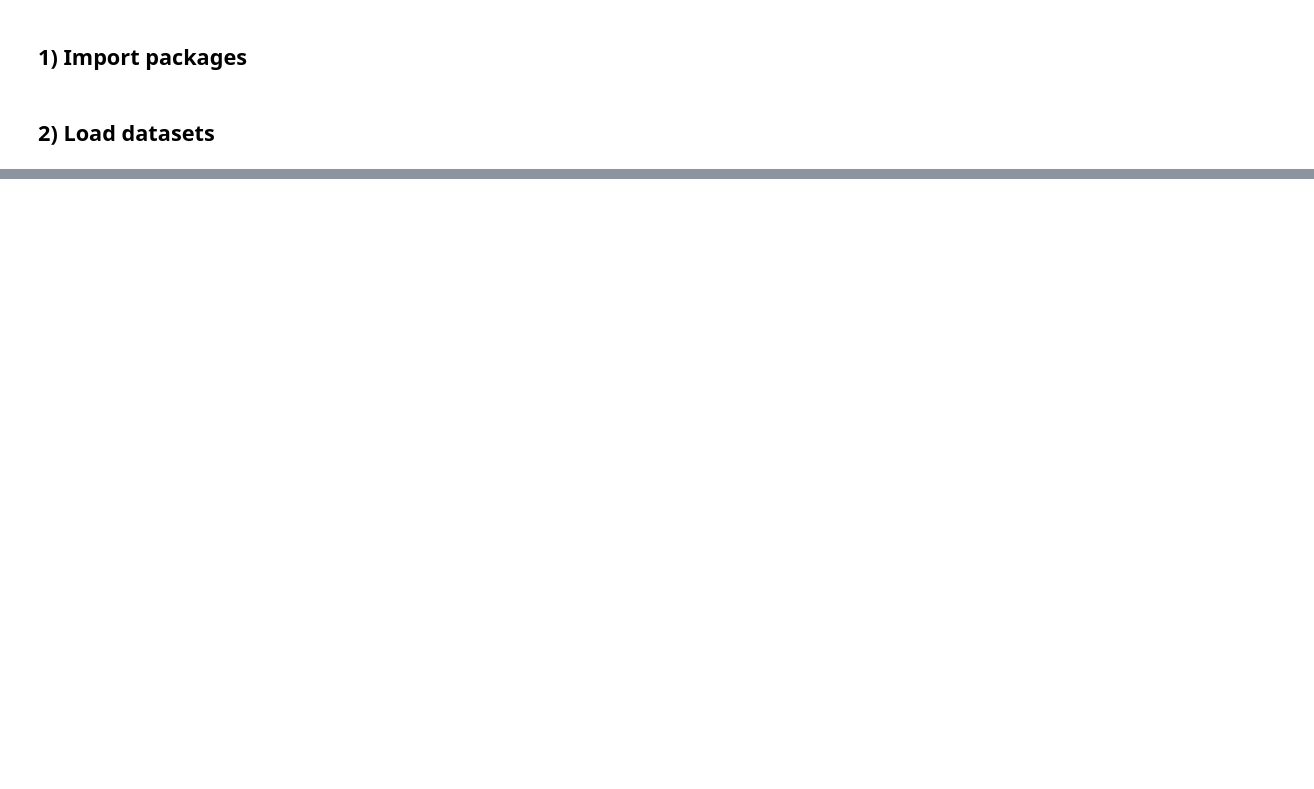
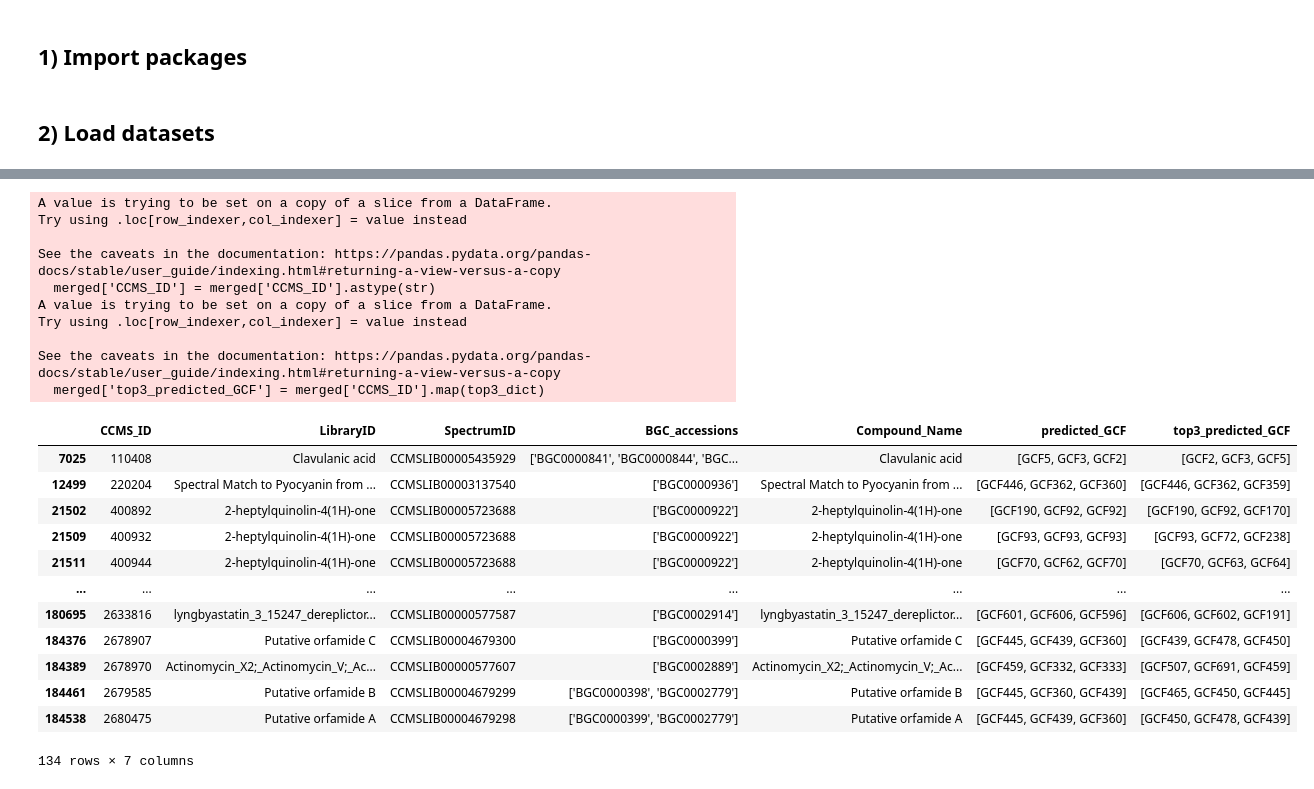
Before and after one commit to Fazel-AVB/NPOmix_python, a Jupyter notebook: ml_methods.ipynb, the cells around one changed output, grey strips where cells are left out. Saved outputs shown, nothing was run; the diff lists cells and outputs as text; code cells hidden in the pictures; blank space fills up the shorter version.

Commit message:
randomforest ML methoed added to predict GCF

```diff
--- a/ml_methods.ipynb
+++ b/ml_methods.ipynb
@@ -59,0 +188,5 @@ final_df = pd.read_pickle(os.path.join(output_path, 'final_df.pkl'))
+# %%
+from sklearn.ensemble import RandomForestClassifier
+
+clf = RandomForestClassifier(n_estimators=200, random_state=42, n_jobs=-1)
+clf.fit(X_train, y_encoded)
@@ -59,0 +195,13 @@ final_df = pd.read_pickle(os.path.join(output_path, 'final_df.pkl'))
+# %%
+# Predict Top-3 Classes for Each Test Sample
+
+import numpy as np
+import pandas as pd
+
+probs = clf.predict_proba(X_test)
+top3_indices = np.argsort(probs, axis=1)[:, -3:][:, ::-1]  # Top 3, descending order
+top3_labels = label_encoder.inverse_transform(top3_indices.ravel()).reshape(top3_indices.shape)
+
+# Create output DataFrame
+top3_df = pd.DataFrame(top3_labels, columns=['top1', 'top2', 'top3'])
+top3_df.index = X_test.index  # Retain original index if needed
@@ -59,0 +226,5 @@ final_df = pd.read_pickle(os.path.join(output_path, 'final_df.pkl'))
+# %%
+# Load the annotated_nodes_df
+output_path = '/home/fab25/NPOmix_python/saved_files'
+annotated_nodes_df = pd.read_pickle(os.path.join(output_path, 'annotated_nodes_df.pkl'))
+annotated_nodes_df.head()
@@ -59,0 +257,6 @@ final_df = pd.read_pickle(os.path.join(output_path, 'final_df.pkl'))
+# %%
+# Just keep those rows which are not nan in BGC_accessions predicted_GCF columns (in both columns)
+merged = annotated_nodes_df[annotated_nodes_df['BGC_accessions'].notna() & annotated_nodes_df['predicted_GCF'].notna()]
+
+# Display the first few rows of the annotated nodes DataFrame
+merged
@@ -59,0 +277,35 @@ final_df = pd.read_pickle(os.path.join(output_path, 'final_df.pkl'))
+# %%
+# Ensure top3_df index is CCMS_ID and is of the same type as in merged
+top3_df.index = top3_df.index.astype(str)
+merged['CCMS_ID'] = merged['CCMS_ID'].astype(str)
+
+# Create a dictionary mapping CCMS_ID to list of top3 predictions
+top3_dict = top3_df.apply(lambda row: [row['top1'], row['top2'], row['top3']], axis=1).to_dict()
+
+# Add a new column to merged with the top3 predictions as a list
+merged['top3_predicted_GCF'] = merged['CCMS_ID'].map(top3_dict)
+merged
+# %% [output]
+A value is trying to be set on a copy of a slice from a DataFrame.
+Try using .loc[row_indexer,col_indexer] = value instead
+
+See the caveats in the documentation: https://pandas.pydata.org/pandas-docs/stable/user_guide/indexing.html#returning-a-view-versus-a-copy
+  merged['CCMS_ID'] = merged['CCMS_ID'].astype(str)
+A value is trying to be set on a copy of a slice from a DataFrame.
+Try using .loc[row_indexer,col_indexer] = value instead
+
+See the caveats in the documentation: https://pandas.pydata.org/pandas-docs/stable/user_guide/indexing.html#returning-a-view-versus-a-copy
+  merged['top3_predicted_GCF'] = merged['CCMS_ID'].map(top3_dict)
+|  | CCMS_ID | LibraryID | SpectrumID | BGC_accessions | Compound_Name | predicted_GCF | top3_predicted_GCF |
+| 7025 | 110408 | Clavulanic acid | CCMSLIB00005435929 | ['BGC0000841', 'BGC0000844', 'BGC... | Clavulanic acid | [GCF5, GCF3, GCF2] | [GCF2, GCF3, GCF5] |
+| 12499 | 220204 | Spectral Match to Pyocyanin from ... | CCMSLIB00003137540 | ['BGC0000936'] | Spectral Match to Pyocyanin from ... | [GCF446, GCF362, GCF360] | [GCF446, GCF362, GCF359] |
+| 21502 | 400892 | 2-heptylquinolin-4(1H)-one | CCMSLIB00005723688 | ['BGC0000922'] | 2-heptylquinolin-4(1H)-one | [GCF190, GCF92, GCF92] | [GCF190, GCF92, GCF170] |
+| 21509 | 400932 | 2-heptylquinolin-4(1H)-one | CCMSLIB00005723688 | ['BGC0000922'] | 2-heptylquinolin-4(1H)-one | [GCF93, GCF93, GCF93] | [GCF93, GCF72, GCF238] |
+| 21511 | 400944 | 2-heptylquinolin-4(1H)-one | CCMSLIB00005723688 | ['BGC0000922'] | 2-heptylquinolin-4(1H)-one | [GCF70, GCF62, GCF70] | [GCF70, GCF63, GCF64] |
+| ... | ... | ... | ... | ... | ... | ... | ... |
+| 180695 | 2633816 | lyngbyastatin_3_15247_dereplictor... | CCMSLIB00000577587 | ['BGC0002914'] | lyngbyastatin_3_15247_dereplictor... | [GCF601, GCF606, GCF596] | [GCF606, GCF602, GCF191] |
+| 184376 | 2678907 | Putative orfamide C | CCMSLIB00004679300 | ['BGC0000399'] | Putative orfamide C | [GCF445, GCF439, GCF360] | [GCF439, GCF478, GCF450] |
+| 184389 | 2678970 | Actinomycin_X2;_Actinomycin_V;_Ac... | CCMSLIB00000577607 | ['BGC0002889'] | Actinomycin_X2;_Actinomycin_V;_Ac... | [GCF459, GCF332, GCF333] | [GCF507, GCF691, GCF459] |
+| 184461 | 2679585 | Putative orfamide B | CCMSLIB00004679299 | ['BGC0000398', 'BGC0002779'] | Putative orfamide B | [GCF445, GCF360, GCF439] | [GCF465, GCF450, GCF445] |
+| 184538 | 2680475 | Putative orfamide A | CCMSLIB00004679298 | ['BGC0000399', 'BGC0002779'] | Putative orfamide A | [GCF445, GCF439, GCF360] | [GCF450, GCF478, GCF439] |
+134 rows × 7 columns
```
Also changed, not shown: parts of 24 cells of this notebook, 2 other files.
